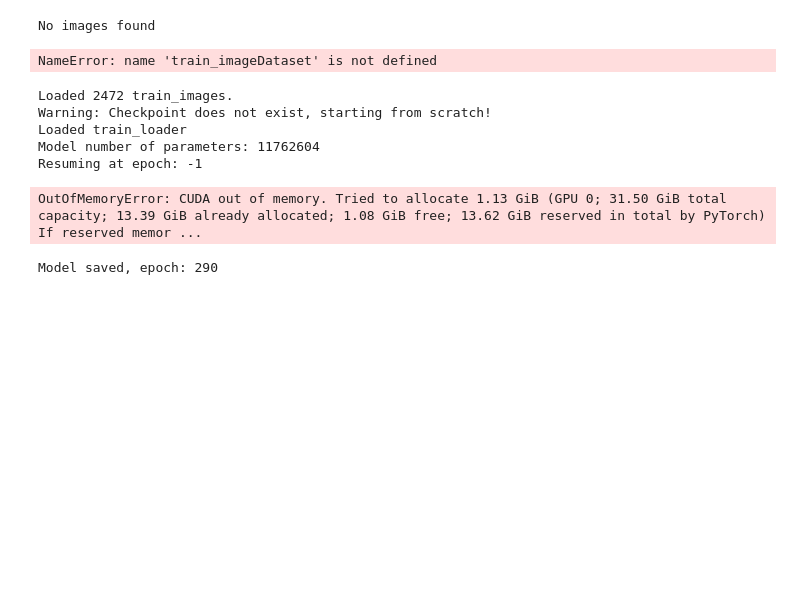
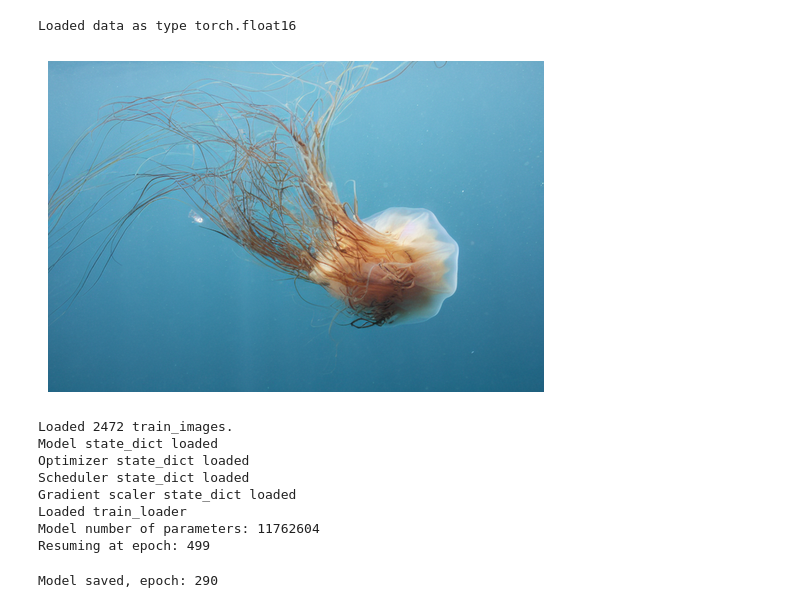
Before and after one commit to mentzelopoulos/Latent_UnderWater_Diffusion, a Jupyter notebook: train_model.ipynb, the cells around one changed output. Cells and saved outputs as stored; diff of their text form; code cells hidden in the pictures; blank space fills up the shorter version.

```diff
--- a/train_model.ipynb
+++ b/train_model.ipynb
@@ -28,43 +28,49 @@ from helpers.diffusion_utils_conditional import forward_sample, cosine_beta_sche
 from helpers.artificial_corruption_utils import corrupt_fast
 from model_architectures import UnconditionalUNet, ConditionalUNet
 # %%
-'''
-## If you don't store latentDataset and have to read over again
-H, W = 512, 768 ## Resolution to resize images
-train_images, train_labels = read_data(H = H, W = W, no_split = True)
-autoencoder = load_autoencoder(half_precision = True)
+## Data prep - i.e. Read data and store autoencoder latents to train the diffusion model
 
-train_imageDataset = imageDataset(train_images, train_labels)
-train_latentDataset = build_latentDataset(ImageDataset = train_imageDataset, autoencoder = autoencoder, batch_size = 32)
+is_this_the_first_time_running_this_code = False
+
+if is_this_the_first_time_running_this_code:
+
+    ## Read data and store autoencoder latents to train the diffusion model once
+    H, W = 512, 768 ## Resolution to resize images
+    train_images, train_labels = read_data(H = H, W = W, no_split = True)
+    autoencoder = load_autoencoder(half_precision = True)
+
+    train_imageDataset = imageDataset(train_images, train_labels)
+    train_latentDataset = build_latentDataset(ImageDataset = train_imageDataset, autoencoder = autoencoder, batch_size = 32)
+
+else:
+
+    ## Load the latentDataset from a previous run
+    train_latentDataset = load_latentDataset()
+
+## Store the latentDataset in a DataLoader in both cases
 train_loader = DataLoader(train_latentDataset, batch_size = 64, shuffle = True)
-'''
-
-'''
-train_latentDataset = load_latentDataset()
-train_loader = DataLoader(train_latentDataset, batch_size = 64, shuffle = True)
-'''
 # %% [output]
-No images found
+Loaded data as type torch.float16
 # %%
-'''
+## Uncomment if you want to visualize the training data stored in latentDataset
+## This will load the autoencoder which in unnecessary for training - only do it for educational purposes
+
 from helpers.plotting_utils import plot_image
 from helpers.pre_trained_autoencoder import encode, decode
 autoencoder = load_autoencoder(half_precision = True)
 
-index = torch.randint(len(train_imageDataset), (1,))
-
-plot_image(train_imageDataset.images[index])
+index = torch.randint(len(train_latentDataset), (1,))
 plot_image(decode(autoencoder = autoencoder, z = train_loader.dataset.raw_latents[index]))
-'''
 # %% [output]
-NameError: name 'train_imageDataset' is not defined
+[figure, added]
 # %%
+## Training hyperparameters
 
 device = "cuda" if torch.cuda.is_available() else "cpu"
 autoencoder = load_autoencoder(half_precision = True)
 
 ## Diffusion hyperparameters
-num_epochs = 1000       # Number of training epochs
+num_epochs = 501       # Number of training epochs
 total_timesteps = 1000   # Number of diffusion timesteps
 learning_rate = 1e-2     # Learning rate
 beta_t = cosine_beta_schedule(total_timesteps) # Variance Schedule, cosine or linear
@@ -73,13 +79,13 @@ ema_decay = 0.995        # EMA decay
 mixed_precision = True   # Mixed precision
 
 ## Checkpoint
-log_every = 5
+log_every = 5 # epochs
 checkpoint_every = 100 # epochs
 
 ## Dataloader augmentation refreshing
 refresh_dataloader = True
 refresh_dataloader_every = 10 # epochs
-refresh_number = 200
+refresh_number = 200 # images (must be less than the total number of images in the dataset)
 
 # Create the Unet model
 model = ConditionalUNet(dim = 128, dim_mults = (1,2,), beta_t = beta_t, timesteps = total_timesteps).to(device)
@@ -96,10 +102,13 @@ epoch_start, ema_params, losses_total, train_loader = read_checkpoint(model = mo
 print(f"Resuming at epoch: {epoch_start}")
 # %% [output]
 Loaded 2472 train_images.
-Warning: Checkpoint does not exist, starting from scratch!
+Model state_dict loaded
+Optimizer state_dict loaded
+Scheduler state_dict loaded
+Gradient scaler state_dict loaded
 Loaded train_loader
 Model number of parameters: 11762604
-Resuming at epoch: -1
+Resuming at epoch: 499
 # %%
 # Training Loop
 
@@ -142,12 +151,12 @@ for epoch in tqdm(range(epoch_start+1, num_epochs)):
 
         else:
             v_pred = model(x_t, batch_conditions, t)
-            loss = F.mse_loss(v_t, v_pred)
+            loss = torch.nn.functional.mse_loss(v_t, v_pred)
             loss.backward()
             torch.nn.utils.clip_grad_norm_(model.parameters(), 1.0)
             optimizer.step()
 
-        if epoch > 10:
+        if epoch > 5:
             update_ema(model = model, ema_params = ema_params, ema_decay = ema_decay)
         train_losses.append(loss.item())  # Store the original loss
 
@@ -169,13 +178,9 @@ for epoch in tqdm(range(epoch_start+1, num_epochs)):
     if refresh_dataloader and (epoch + 1) % refresh_dataloader_every == 0 and epoch != 0:
         train_loader =  update_dataloader(train_loader = train_loader, train_imageDataset = train_imageDataset, autoencoder = autoencoder, N = refresh_number)
 
-        #sample_and_save_images(model, epoch+1, num_samples=10, channels=4)
-        #print(f"Generated samples at epoch: {epoch+1}")
 
     if (epoch+1) % 100 == 0 and epoch != 0:
         #update_dataloader(train_loader)
         #train_loader = renew_dataloader()
         clean()
-# %% [output]
-OutOfMemoryError: CUDA out of memory. Tried to allocate 1.13 GiB (GPU 0; 31.50 GiB total capacity; 13.39 GiB already allocated; 1.08 GiB free; 13.62 GiB reserved in total by PyTorch) If reserved memor ...
 # %%
```
Also changed, not shown: parts of 1 cell of this notebook, 42 other files.
